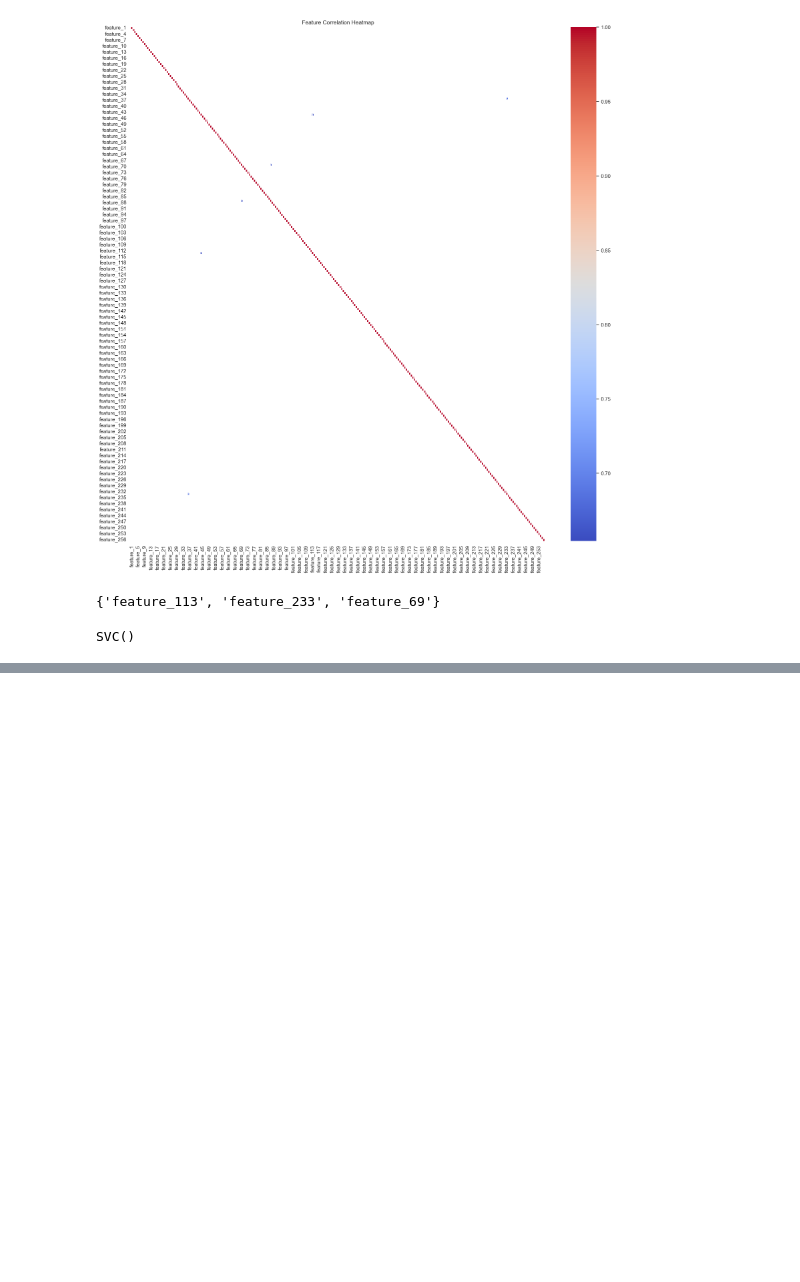
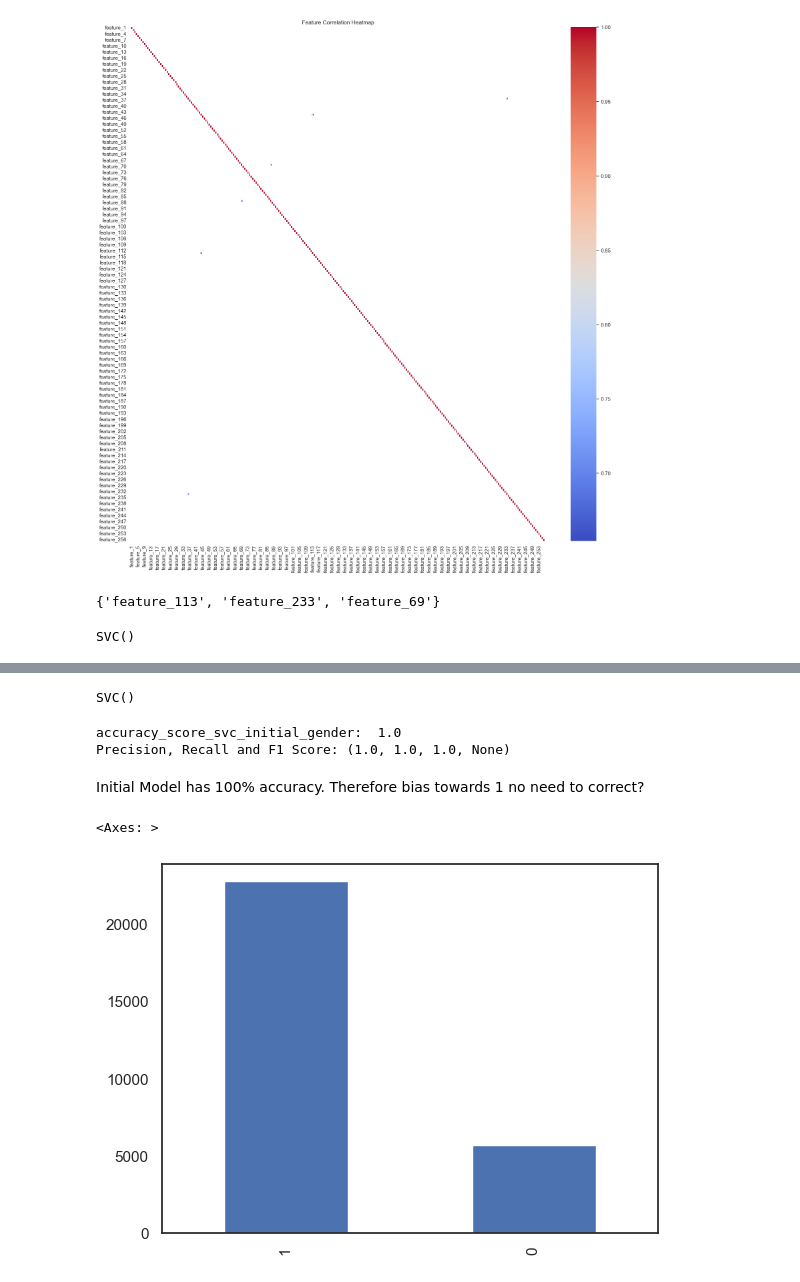
Before and after one commit to Tharusha-Lekamge/CS4622-ML-Labs, a Jupyter notebook: Lab01-Feature-Engineering/src/lab01.ipynb, the cells around one changed output, grey strips where cells are left out. Drawn from its saved outputs; the diff is of its cells as text; code cells hidden in the pictures; blank space fills up the shorter version.

```diff
--- a/Lab01-Feature-Engineering/src/lab01.ipynb
+++ b/Lab01-Feature-Engineering/src/lab01.ipynb
@@ -830,0 +961,6 @@ Precision, Recall and F1 Score: (0.9904474312874714, 0.9832683906417269, 0.98654
+# %%
+sns.set(style="white")
+plt.figure(figsize=(20, 20))
+sns.heatmap(filtered_correlation_matrix_id, annot=True, cmap="coolwarm")
+plt.title("Feature Correlation Heatmap")
+plt.show()
@@ -830,0 +1133,22 @@ Precision, Recall and F1 Score: (0.9904474312874714, 0.9832683906417269, 0.98654
+# %%
+# Handling NaN values in the age
+# Combine X and y into a single DataFrame
+
+gender_data_train_cat = pd.concat([x_train_scaled, gender_train], axis=1)
+gender_data_valid_cat = pd.concat([x_valid_scaled, gender_valid], axis=1)
+
+# Remove rows with null values
+gender_data_cleaned_train_cat = gender_data_train_cat.dropna()
+gender_data_cleaned_valid_cat = gender_data_valid_cat.dropna()
+
+# Separate X and y again
+gender_x_train_cat = gender_data_cleaned_train_cat.drop(columns=["label_3"])
+gender_y_train_cat = gender_data_cleaned_train_cat["label_3"]
+gender_x_valid_cat = gender_data_cleaned_valid_cat.drop(columns=["label_3"])
+gender_y_valid_cat = gender_data_cleaned_valid_cat["label_3"].to_frame()
+
+# encode gender_y_train_cat as categorical
+
+label_encoder_gender = LabelEncoder()
+gender_y_train_cat_encoded = label_encoder_gender.fit_transform(gender_y_train_cat)
+gender_y_valid_cat_encoded = label_encoder_gender.transform(gender_y_valid_cat)
@@ -830,0 +1157,35 @@ Precision, Recall and F1 Score: (0.9904474312874714, 0.9832683906417269, 0.98654
+# %%
+# Train a SVC on non-engineered Data
+
+svc_model_initial_gender = SVC()
+svc_model_initial_gender.fit(gender_x_train_cat, gender_y_train_cat_encoded)
+# %% [output]
+SVC()
+# %%
+# Make predictions on the test data
+y_pred_svc_initial_gender = svc_model_initial_gender.predict(
+    gender_x_valid_cat)
+
+# get accuracy score
+accuracy_score_svc_initial_gender = accuracy_score(
+    gender_y_valid_cat_encoded, y_pred_svc_initial_gender
+)
+print("accuracy_score_svc_initial_gender: ", accuracy_score_svc_initial_gender)
+
+# Get confusion matrix
+confusion_matrix_svc_initial_gender = confusion_matrix(
+    gender_y_valid_cat_encoded, y_pred_svc_initial_gender
+)
+
+# plot confusion matrix -> Takes too long to plot
+# sns.heatmap(confusion_matrix_svc_initial_gender, annot=True, cmap="coolwarm")
+
+# get precision, recall and f1 score
+precision_recall_fscore_svc_initial_gender = precision_recall_fscore_support(
+    gender_y_valid_cat_encoded, y_pred_svc_initial_gender, average="macro"
+)
+print("Precision, Recall and F1 Score:",
+      precision_recall_fscore_svc_initial_gender)
+# %% [output]
+accuracy_score_svc_initial_gender:  1.0
+Precision, Recall and F1 Score: (1.0, 1.0, 1.0, None)
@@ -830,0 +1196,10 @@ Precision, Recall and F1 Score: (0.9904474312874714, 0.9832683906417269, 0.98654
+# %% [markdown]
+Initial Model has 100% accuracy. Therefore bias towards 1 no need to correct?
+# %%
+# Find the distribution of the classes in the training data
+gender_y_train_cat.value_counts().plot(kind="bar")
+
+# Not balanced
+# %% [output]
+<Axes: >
+[figure, added]
```
Also changed, not shown: parts of 66 cells of this notebook, 3 other files.
